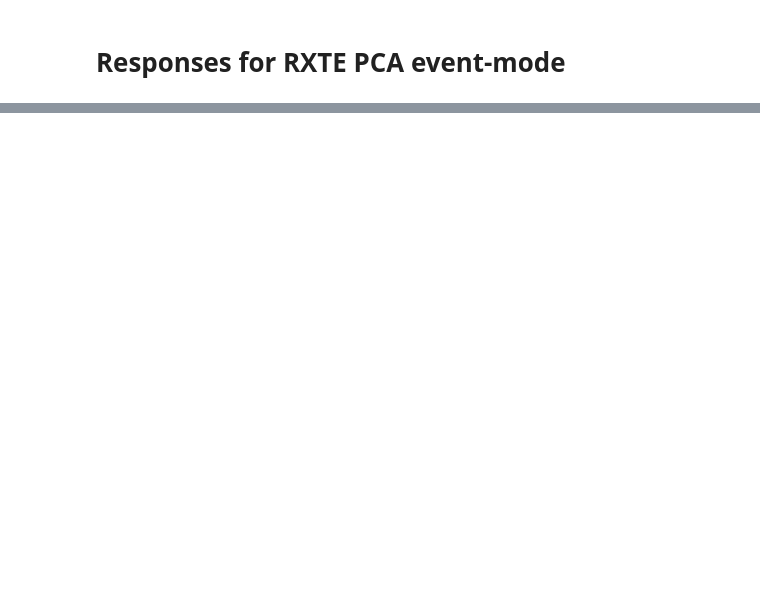
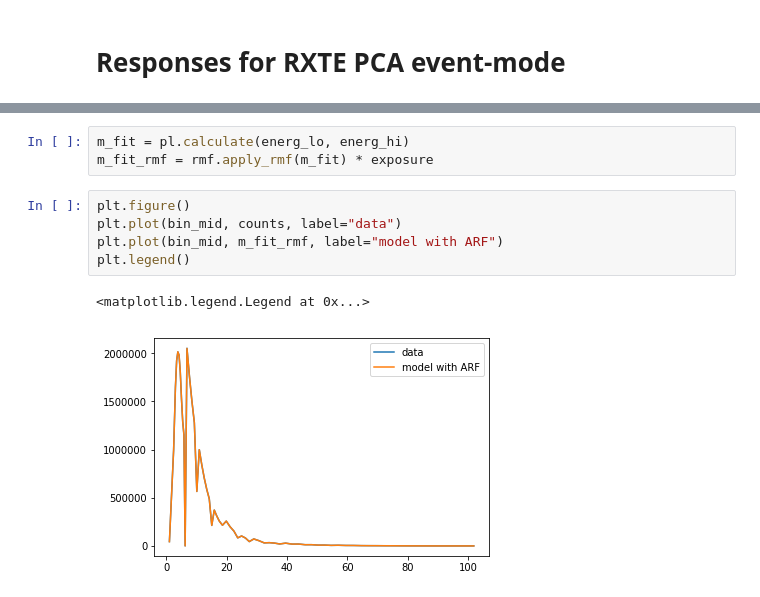
Before and after one commit to dhuppenkothen/clarsach, a Jupyter notebook: notebooks/TestRXTEPCA.ipynb, the cells around one changed output, grey strips where cells are left out. Saved outputs shown, nothing was run; the diff lists cells and outputs as text; blank space fills up the shorter version.

```diff
--- a/notebooks/TestRXTEPCA.ipynb
+++ b/notebooks/TestRXTEPCA.ipynb
@@ -447,0 +200,11 @@ print(np.max(m_rmf_c*1e6))
+# %%
+m_fit = pl.calculate(energ_lo, energ_hi)
+m_fit_rmf = rmf.apply_rmf(m_fit) * exposure
+# %%
+plt.figure()
+plt.plot(bin_mid, counts, label="data")
+plt.plot(bin_mid, m_fit_rmf, label="model with ARF")
+plt.legend()
+# %% [output]
+<matplotlib.legend.Legend at 0x...>
+[figure, added]
```
Also changed, not shown: parts of 87 cells of this notebook.
